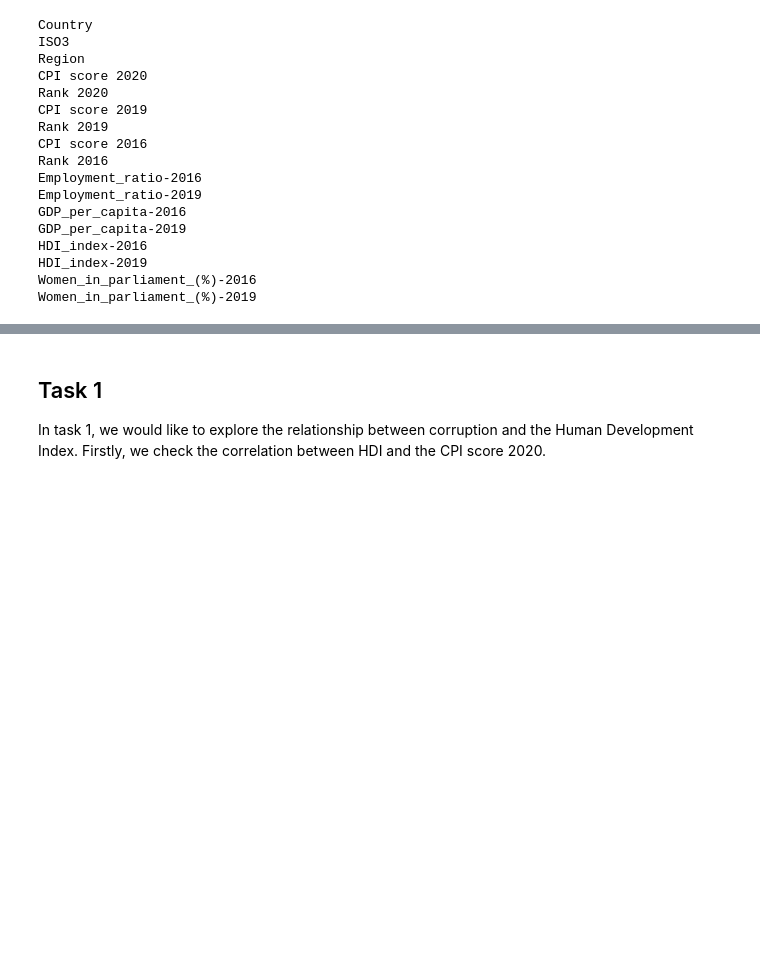
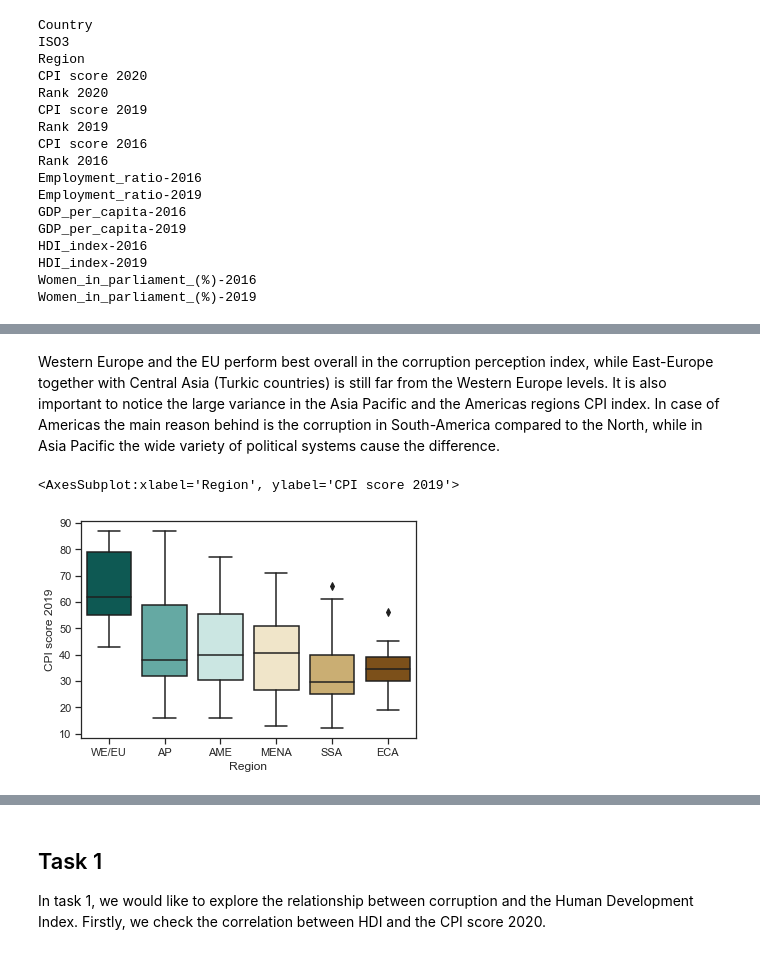
Before and after one commit to ASerfozo/CEU_Python, a Jupyter notebook: code/Term_Project_analysis.ipynb, the cells around one changed output, grey strips where cells are left out. Drawn from its saved outputs; the diff is of its cells as text; code cells hidden in the pictures; blank space fills up the shorter version.

```diff
--- a/code/Term_Project_analysis.ipynb
+++ b/code/Term_Project_analysis.ipynb
@@ -84,0 +91,7 @@ Women_in_parliament_(%)-2019
+# %% [markdown]
+Western Europe and the EU perform best overall in the corruption perception index, while East-Europe together with Central Asia  (Turkic countries) is still far from the Western Europe levels. It is also important to notice the large variance in the Asia Pacific and the Americas regions CPI index. In case of Americas the main reason behind is the corruption in South-America compared to the North, while in Asia Pacific the wide variety of political systems cause the difference.
+# %%
+sns.boxplot(data=df1, x = 'Region', y = 'CPI score 2019', palette=("#01665e","#5ab4ac","#c7eae5","#f6e8c3","#d8b365","#8c510a"))
+# %% [output]
+<AxesSubplot:xlabel='Region', ylabel='CPI score 2019'>
+[figure, added]
```
Also changed, not shown: parts of 10 cells of this notebook, 1 other file.
